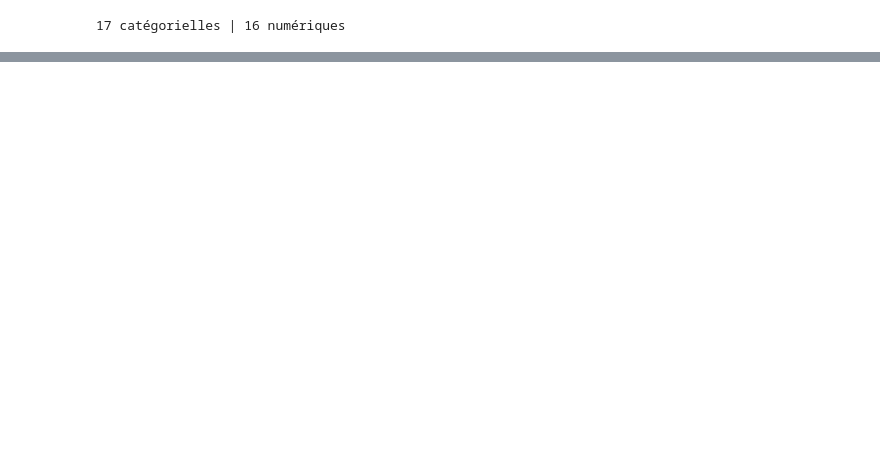
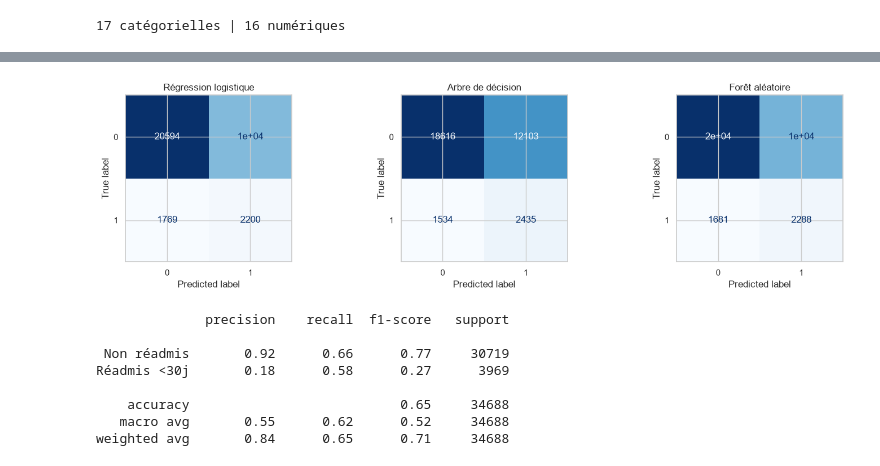
Before and after one commit to Mouhamed-Rayen-Dhaouadi/diabetes-readmission-ml, a Jupyter notebook: notbooks/lab_diabetes.ipynb, the cells around one changed output, grey strips where cells are left out. Saved outputs shown, nothing was run; the diff lists cells and outputs as text; code cells hidden in the pictures; blank space fills up the shorter version.

```diff
--- a/notbooks/lab_diabetes.ipynb
+++ b/notbooks/lab_diabetes.ipynb
@@ -869,0 +903,23 @@ display(res)
+# %%
+from sklearn.metrics import ConfusionMatrixDisplay
+
+fig, axes = plt.subplots(1, 3, figsize=(15, 4))
+for ax, (name, pipe) in zip(axes, fitted.items()):
+    ConfusionMatrixDisplay.from_estimator(pipe, X_test, y_test, ax=ax,
+                                          cmap="Blues", colorbar=False)
+    ax.set_title(name)
+plt.tight_layout()
+plt.show()
+
+print(classification_report(y_test, fitted["Forêt aléatoire"].predict(X_test),
+                            target_names=["Non réadmis", "Réadmis <30j"]))
+# %% [output]
+[figure, added]
+              precision    recall  f1-score   support
+
+ Non réadmis       0.92      0.66      0.77     30719
+Réadmis <30j       0.18      0.58      0.27      3969
+
+    accuracy                           0.65     34688
+   macro avg       0.55      0.62      0.52     34688
+weighted avg       0.84      0.65      0.71     34688
```
Also changed, not shown: parts of 15 cells of this notebook, 2 other files.
